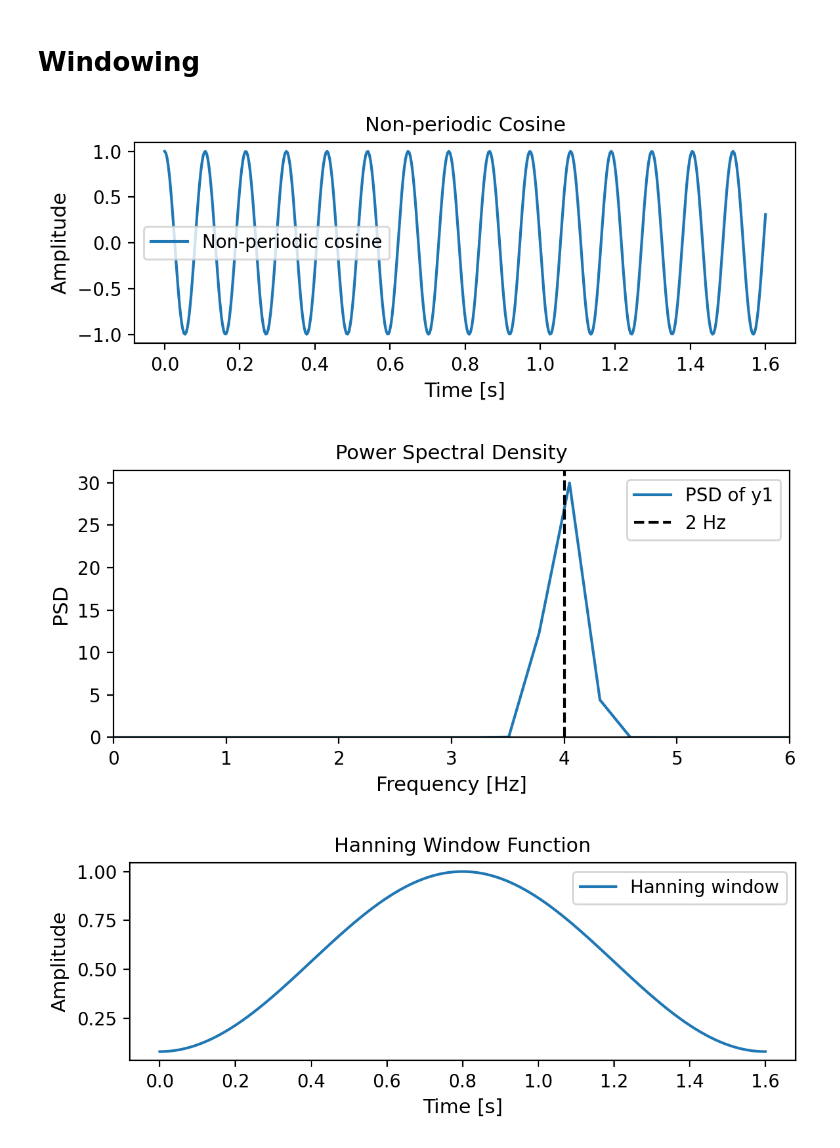
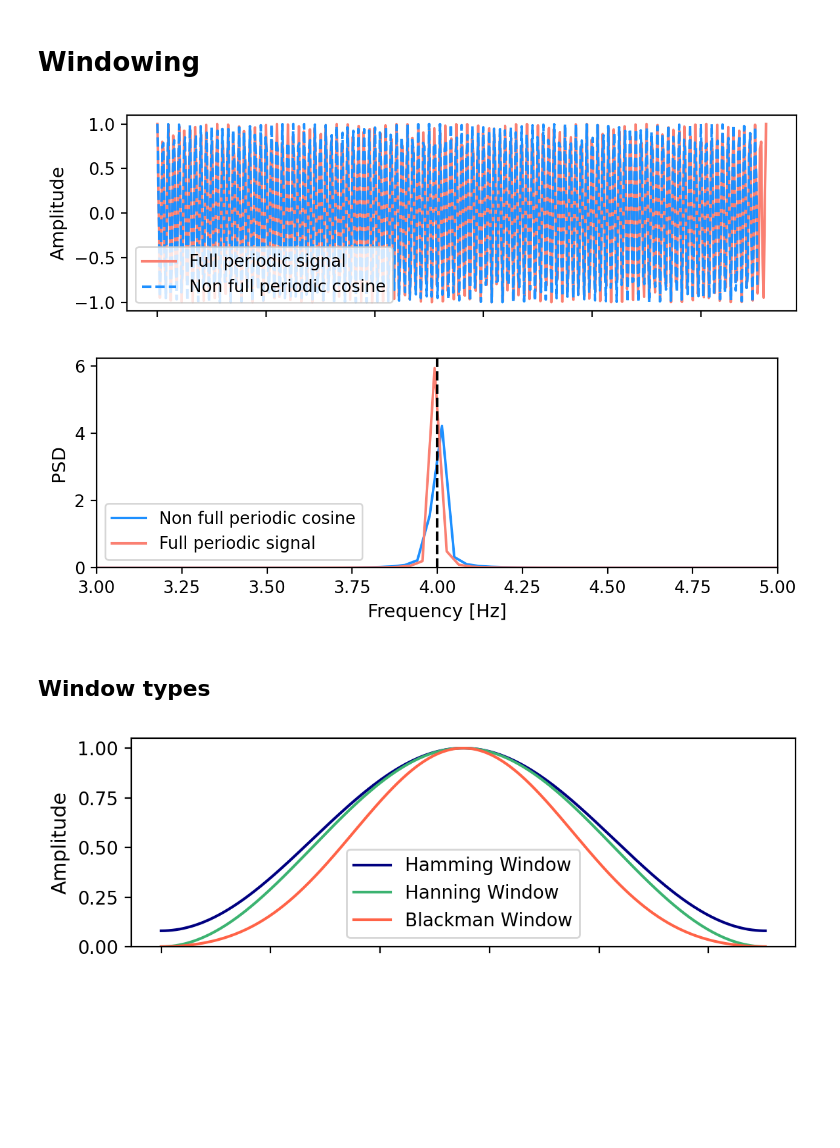
Before and after one commit to oceanicos-dev-org/oceanicospy, a Jupyter notebook: docs/images/images_generator.ipynb, the cells around one changed output. Drawn from its saved outputs; the diff is of its cells as text; code cells hidden in the pictures; blank space fills up the shorter version.

```diff
--- a/docs/images/images_generator.ipynb
+++ b/docs/images/images_generator.ipynb
@@ -92,13 +94,19 @@ plt.show()
 # %% [markdown]
 # Windowing
 # %%
-t_non_periodic = np.linspace(0,3.7, 500)  # 2 seconds, 500 samples
+t_non_periodic = np.linspace(0, 27.6, 500)  # 2 seconds, 500 samples
 y_non_periodic = np.cos(2 * np.pi * 4 * t_non_periodic)
-fig, ax = plt.subplots(figsize=(6, 2.5))
-ax.plot(t1, y_non_periodic, label='Non-periodic cosine')
-ax.set(title='Non-periodic Cosine', xlabel='Time [s]', ylabel='Amplitude')
-ax.legend()
+
+t_full_periodic = np.linspace(0, 28, 500)  # 2 seconds, 500 samples
+y_full_periodic = np.cos(2 * np.pi * 4 * t_full_periodic)
+
+fig, ax = plt.subplots(figsize=(6.5, 2))
+ax.plot(t_full_periodic, y_full_periodic,color='salmon',label='Full periodic signal')
+ax.plot(t_non_periodic, y_non_periodic, ls = '--', color='dodgerblue',label='Non full periodic cosine')
+ax.set(ylabel='Amplitude',xticklabels=[])
+ax.legend(loc='lower left')
 fig.tight_layout()
+plt.savefig('non_full_periodic_signal.png', dpi=300, bbox_inches='tight', pad_inches=0.1)
 plt.show()
 # %% [output]
-[figure, old version]
+[figure, new version]
@@ -110,22 +125,31 @@ psd_y_non_periodic = np.abs(np.fft.rfft(y_non_periodic*np.hanning(len(y_non_peri
 # %%
-fig, ax = plt.subplots(figsize=(6, 3))
-ax.plot(freqs, psd_y_non_periodic, label='PSD of y1')
-ax.set(xlabel='Frequency [Hz]', ylabel='PSD', xlim=(0,6),ylim=(0,None),title='Power Spectral Density')
-ax.axvline(4, color='k', linestyle='--', label='2 Hz')
-ax.legend()
+fig, ax = plt.subplots(figsize=(6.5, 2.5))
+ax.plot(freqs_non_periodic, psd_y_non_periodic,color='dodgerblue',label='Non full periodic cosine')
+ax.plot(freqs_full_periodic, psd_y_full_periodic, color='salmon',label='Full periodic signal')
+ax.set(xlabel='Frequency [Hz]', ylabel='PSD', xlim=(3,5),ylim=(0,None))
+ax.axvline(4, color='k', linestyle='--')
+ax.legend(loc='lower left')
 fig.tight_layout()
+plt.savefig('psd_non_periodic_signal.png', dpi=300, bbox_inches='tight', pad_inches=0.1)
 plt.show()
 # %% [output]
-[figure, old version]
+[figure, new version]
+# %% [markdown]
+## Window types
 # %%
 # Plot a Hanning window with the same length as t1
-window = np.hamming(len(t1))
+hamming_window = np.hamming(len(t_non_periodic))
+hanning_window = np.hanning(len(t_non_periodic))
+blackman_window = np.blackman(len(t_non_periodic))
 
-fig, ax = plt.subplots(figsize=(6, 2.5))
-ax.plot(t1, window, label='Hanning window')
-ax.set(title='Hanning Window Function', xlabel='Time [s]', ylabel='Amplitude')
+fig, ax = plt.subplots(figsize=(6, 2))
+ax.plot(t_non_periodic, hamming_window, label='Hamming Window', color='navy')
+ax.plot(t_non_periodic, hanning_window, label='Hanning Window', color='mediumseagreen')
+ax.plot(t_non_periodic, blackman_window, label='Blackman Window', color='tomato')
+ax.set(ylabel='Amplitude',ylim=(0,None),xticklabels=[])
 ax.legend()
 fig.tight_layout()
+plt.savefig('window_types.png', dpi=300, bbox_inches='tight', pad_inches=0.1)
 plt.show()
 # %% [output]
-[figure, old version]
+[figure, new version]
```
Also changed, not shown: parts of 19 cells of this notebook, 49 other files.
